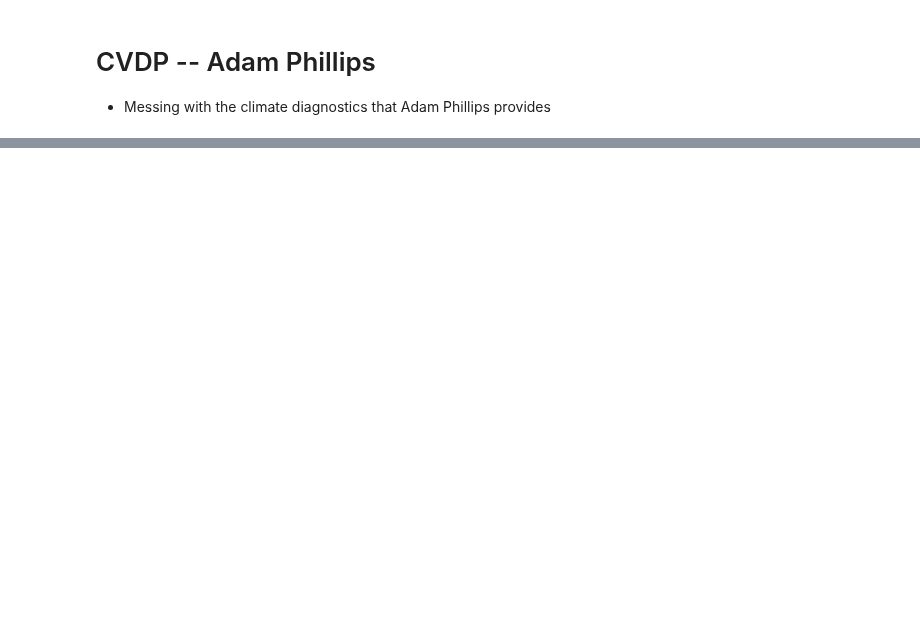
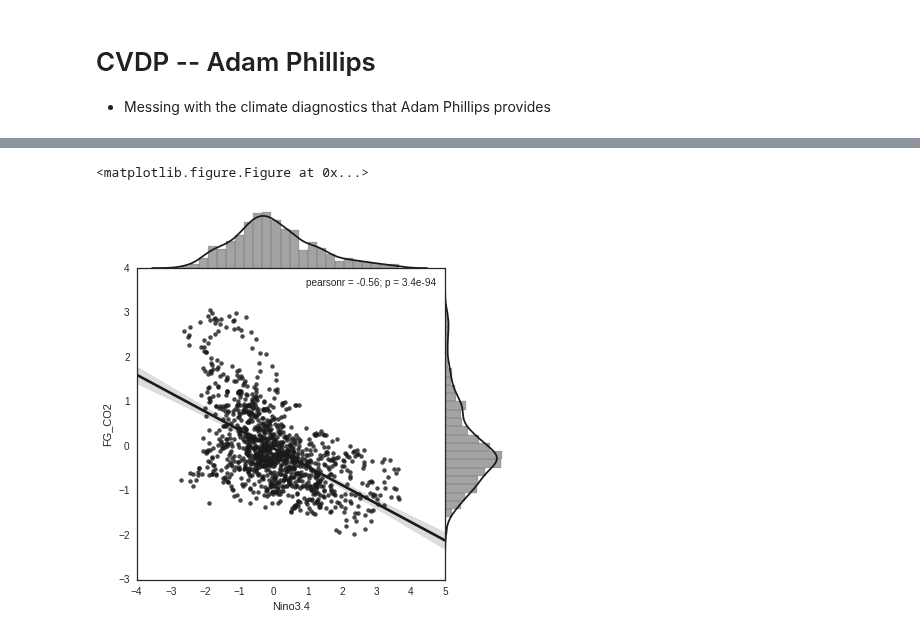
Before and after one commit to bradyrx/EBUS_BGC_Variability, a Jupyter notebook: notebooks/EBUS-ENSO-timeseries-analysis.ipynb, the cells around one changed output, grey strips where cells are left out. Drawn from its saved outputs; the diff is of its cells as text; code cells hidden in the pictures; blank space fills up the shorter version.

```diff
--- a/notebooks/EBUS-ENSO-timeseries-analysis.ipynb
+++ b/notebooks/EBUS-ENSO-timeseries-analysis.ipynb
@@ -268,0 +260,5 @@ fig.savefig('ccs-smoothed-fgco2-and-pdo-plot.eps')
+# %%
+ts1 = ds_residuals[32].values
+ts1 = smooth_series(ts1, 12)
+ts1 = ts1[11::]
+ts2 = ds_cvdp['nino34'][32, 11::].values
@@ -268,0 +270,10 @@ fig.savefig('ccs-smoothed-fgco2-and-pdo-plot.eps')
+# %%
+df = pd.DataFrame({'Nino3.4': ts2,
+                   'FG_CO2': ts1})
+fig = plt.figure(figsize=(6,6))
+with sns.axes_style("white"):
+    sns.jointplot(x='Nino3.4', y='FG_CO2', data=df,
+                 kind='reg', space=0, color='k')
+# %% [output]
+<matplotlib.figure.Figure at 0x...>
+[figure, added]
```
Also changed, not shown: parts of 11 cells of this notebook, 3 other files.
